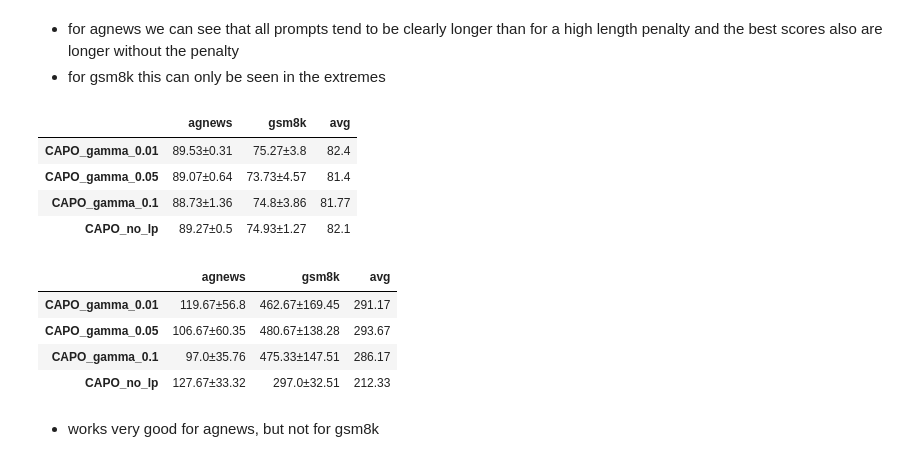
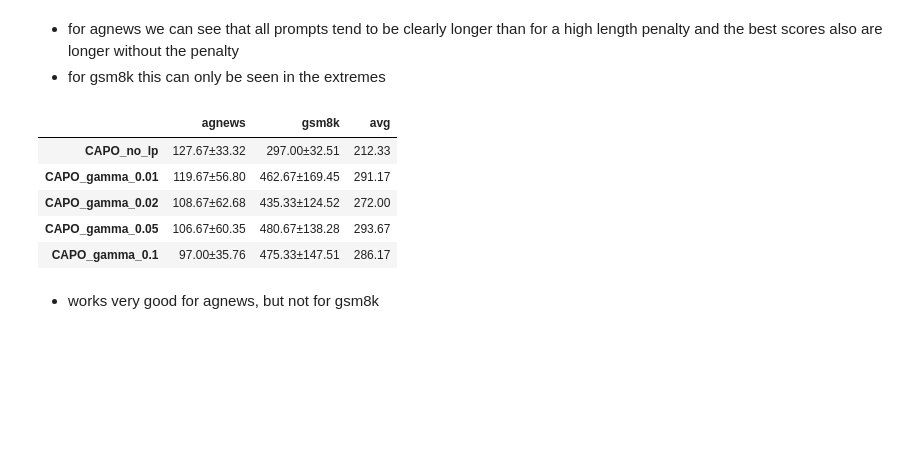
Before and after one commit to finitearth/capo, a Jupyter notebook: notebooks/paper_visualization/hp_visualization.ipynb, the cells around one changed output. Saved outputs shown, nothing was run; the diff lists cells and outputs as text; code cells hidden in the pictures; blank space fills up the shorter version.

```diff
--- a/notebooks/paper_visualization/hp_visualization.ipynb
+++ b/notebooks/paper_visualization/hp_visualization.ipynb
@@ -110,22 +113,21 @@ Failed to load gsm8k for nan: No objects to concatenate
 # %% [markdown]
 - for agnews we can see that all prompts tend to be clearly longer than for a high length penalty and the best scores also are longer without the penalty
 - for gsm8k this can only be seen in the extremes
-# %%
-generate_comparison_table(DATASETS, hp_runs, "llama", path_prefix="../..")
-# %% [output]
-|  | agnews | gsm8k | avg |
-| CAPO_gamma_0.01 | 89.53±0.31 | 75.27±3.8 | 82.4 |
-| CAPO_gamma_0.05 | 89.07±0.64 | 73.73±4.57 | 81.4 |
-| CAPO_gamma_0.1 | 88.73±1.36 | 74.8±3.86 | 81.77 |
-| CAPO_no_lp | 89.27±0.5 | 74.93±1.27 | 82.1 |
 # %%
-generate_comparison_table(DATASETS, hp_runs, "llama", path_prefix="../..", score_col="prompt_len")
+generate_comparison_table(
+    DATASETS,
+    ["CAPO_no_lp", "CAPO_gamma_0.01", "CAPO_gamma_0.02", "CAPO_gamma_0.05", "CAPO_gamma_0.1"],
+    "llama",
+    path_prefix="../..",
+    score_col="prompt_len",
+)
 # %% [output]
 |  | agnews | gsm8k | avg |
-| CAPO_gamma_0.01 | 119.67±56.8 | 462.67±169.45 | 291.17 |
+| CAPO_no_lp | 127.67±33.32 | 297.00±32.51 | 212.33 |
+| CAPO_gamma_0.01 | 119.67±56.80 | 462.67±169.45 | 291.17 |
+| CAPO_gamma_0.02 | 108.67±62.68 | 435.33±124.52 | 272.00 |
 | CAPO_gamma_0.05 | 106.67±60.35 | 480.67±138.28 | 293.67 |
-| CAPO_gamma_0.1 | 97.0±35.76 | 475.33±147.51 | 286.17 |
-| CAPO_no_lp | 127.67±33.32 | 297.0±32.51 | 212.33 |
+| CAPO_gamma_0.1 | 97.00±35.76 | 475.33±147.51 | 286.17 |
 # %% [markdown]
 - works very good for agnews, but not for gsm8k
 # %% [markdown]
```
Also changed, not shown: parts of 8 cells of this notebook, 1 other file.
